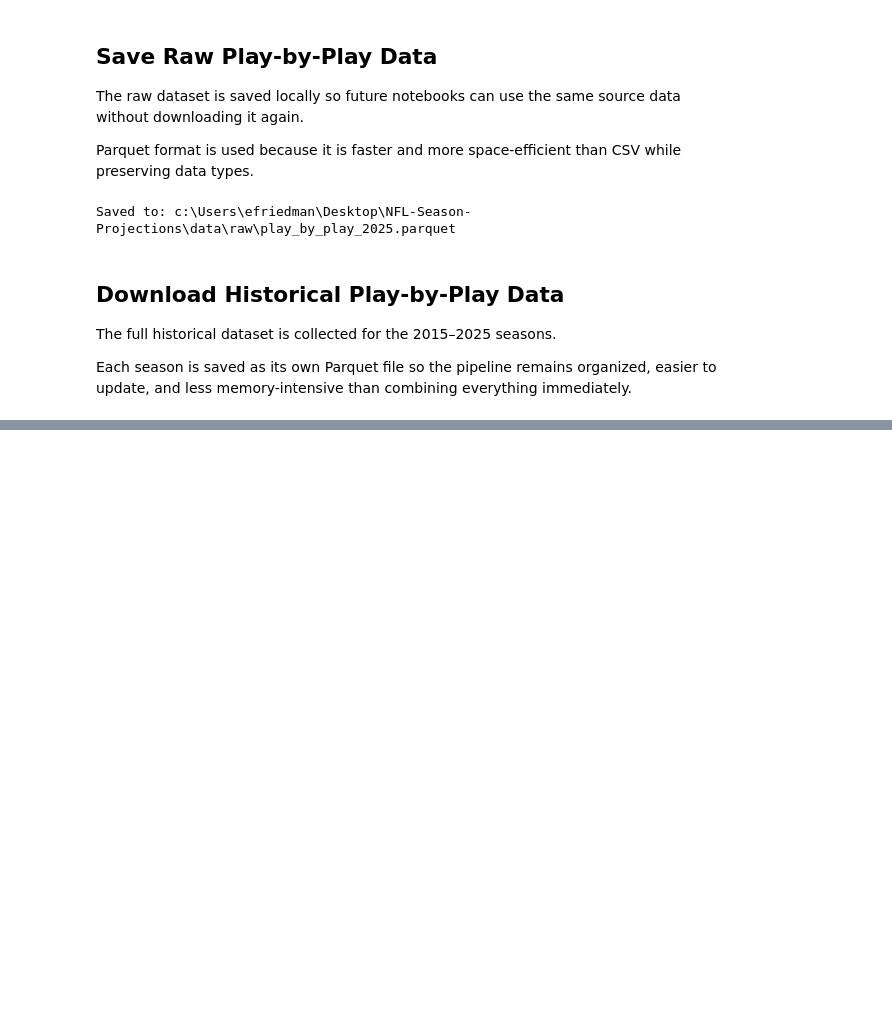
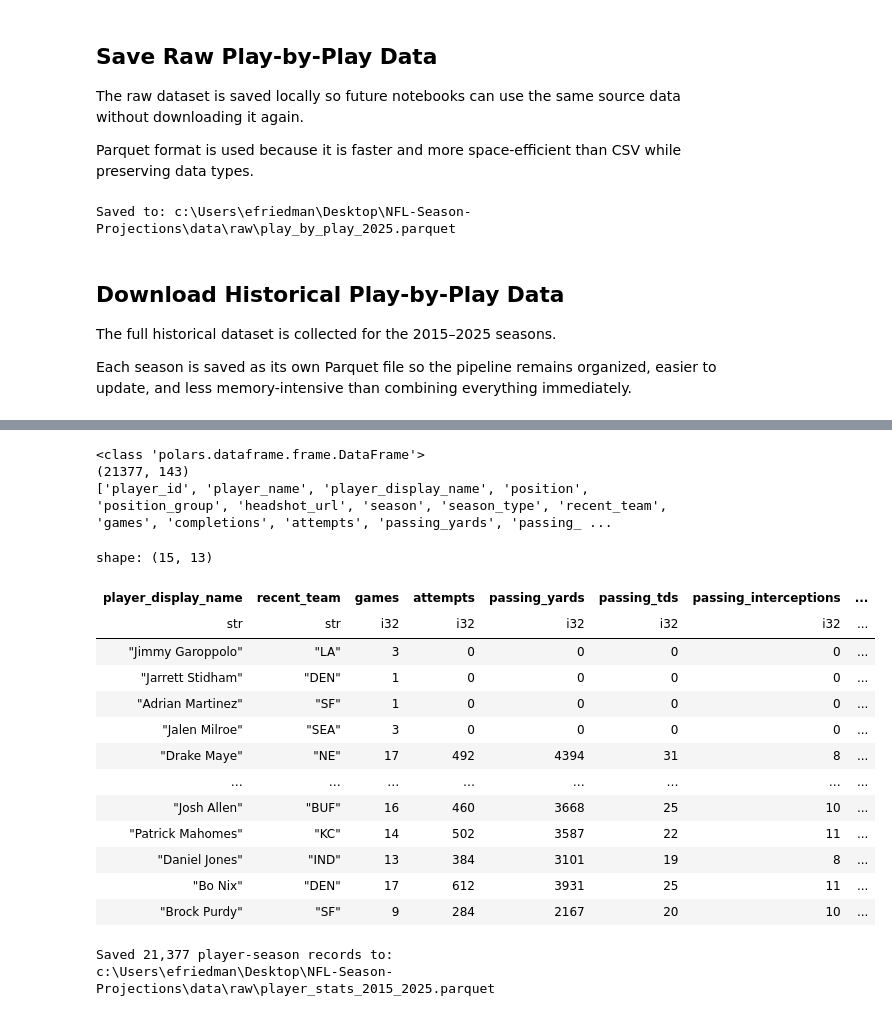
Before and after one commit to ethanfr10/NFL-Season-Projections, a Jupyter notebook: notebooks/01_Data_Collection.ipynb, the cells around one changed output, grey strips where cells are left out. Drawn from its saved outputs; the diff is of its cells as text; code cells hidden in the pictures; blank space fills up the shorter version.

```diff
--- a/notebooks/01_Data_Collection.ipynb
+++ b/notebooks/01_Data_Collection.ipynb
@@ -225,0 +332,57 @@ for season in SEASONS:
+# %%
+player_stats = nfl.load_player_stats(
+    seasons=SEASONS,
+    summary_level="reg"
+)
+
+print(type(player_stats))
+print(player_stats.shape)
+print(player_stats.columns[:35])
+# %% [output]
+<class 'polars.dataframe.frame.DataFrame'>
+(21377, 143)
+['player_id', 'player_name', 'player_display_name', 'position', 'position_group', 'headshot_url', 'season', 'season_type', 'recent_team', 'games', 'completions', 'attempts', 'passing_yards', 'passing_ ...
+# %%
+player_stats.filter(
+    (pl.col("season") == 2025) &
+    (pl.col("position") == "QB")
+).select([
+    "player_display_name",
+    "recent_team",
+    "games",
+    "attempts",
+    "passing_yards",
+    "passing_tds",
+    "passing_interceptions",
+    "sacks_suffered",
+    "passing_epa",
+    "passing_cpoe",
+    "carries",
+    "rushing_yards",
+    "rushing_tds"
+]).sort("passing_epa", descending=True).head(15)
+# %% [output]
+shape: (15, 13)
+| player_display_name | recent_team | games | attempts | passing_yards | passing_tds | passing_interceptions | ... |
+| str | str | i32 | i32 | i32 | i32 | i32 | ... |
+| "Jimmy Garoppolo" | "LA" | 3 | 0 | 0 | 0 | 0 | ... |
+| "Jarrett Stidham" | "DEN" | 1 | 0 | 0 | 0 | 0 | ... |
+| "Adrian Martinez" | "SF" | 1 | 0 | 0 | 0 | 0 | ... |
+| "Jalen Milroe" | "SEA" | 3 | 0 | 0 | 0 | 0 | ... |
+| "Drake Maye" | "NE" | 17 | 492 | 4394 | 31 | 8 | ... |
+| … | … | … | … | … | … | … | ... |
+| "Josh Allen" | "BUF" | 16 | 460 | 3668 | 25 | 10 | ... |
+| "Patrick Mahomes" | "KC" | 14 | 502 | 3587 | 22 | 11 | ... |
+| "Daniel Jones" | "IND" | 13 | 384 | 3101 | 19 | 8 | ... |
+| "Bo Nix" | "DEN" | 17 | 612 | 3931 | 25 | 11 | ... |
+| "Brock Purdy" | "SF" | 9 | 284 | 2167 | 20 | 10 | ... |
+# %%
+player_stats_output_path = RAW_DIR / "player_stats_2015_2025.parquet"
+
+player_stats.write_parquet(player_stats_output_path)
+
+print(f"Saved {player_stats.height:,} player-season records to:")
+print(player_stats_output_path)
+# %% [output]
+Saved 21,377 player-season records to:
+c:\Users\efriedman\Desktop\NFL-Season-Projections\data\raw\player_stats_2015_2025.parquet
```
Also changed, not shown: parts of 22 cells of this notebook, 7 other files.
